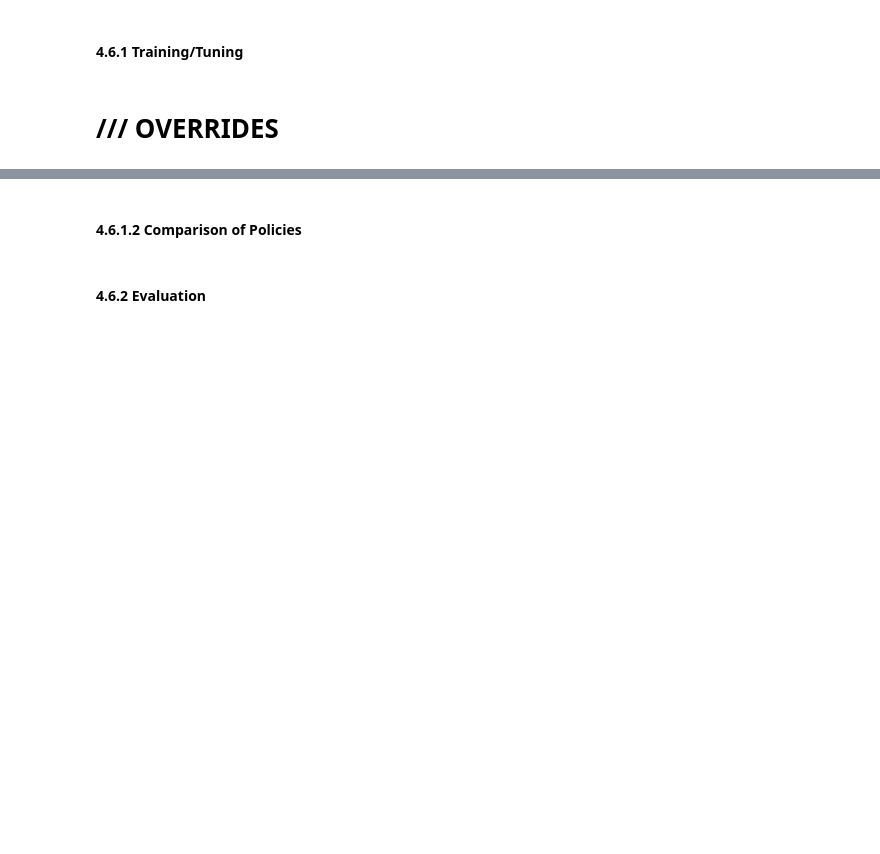
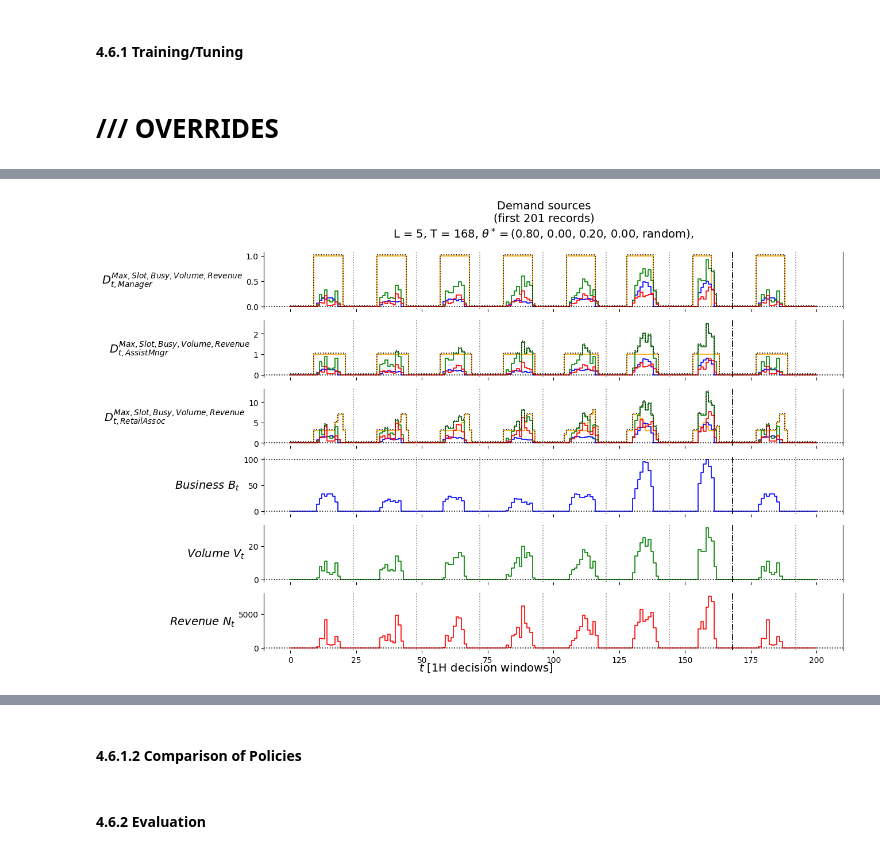
Before and after one commit to LearnableLoopAI/AIShiftScheduler_KE, a Jupyter notebook: AIShiftScheduler_KE^v19.ipynb, the cells around one changed output, grey strips where cells are left out. Saved outputs shown, nothing was run; the diff lists cells and outputs as text; code cells hidden in the pictures; blank space fills up the shorter version.

```diff
--- a/AIShiftScheduler_KE^v19.ipynb
+++ b/AIShiftScheduler_KE^v19.ipynb
@@ -420,6 +429,7 @@ def load_exog_info(filename):
     sheet_name='ExogInfo2',
     skiprows=6,
     ## converters={'ResourceId':str}
+    converters={'volume':int}
     )
   return exog_info_df
 EXOG_INFO = load_exog_info(f'{base_dir}/{file_name}')
@@ -2318,14 +2462,24 @@ def setup_plot_labels():
     RComplete_t_labels = ['RComplete_t_'+an for an in aNAMES]
     DSlot_t_labels = ['DSlot_t_'+rt for rt in RESOURCE_TYPES]
     DBusy_t_labels = ['DBusy_t_'+rt for rt in RESOURCE_TYPES]
+    DVolume_t_labels = ['DVolume_t_'+rt for rt in RESOURCE_TYPES] #!!!!!!!!!!!!!!!!!!!!!!!!!!!
+    DRevenue_t_labels = ['DRevenue_t_'+rt for rt in RESOURCE_TYPES] #!!!!!!!!!!!!!!!!!!!!!!!!!!!
+    DMax_t_labels = ['DMax_t_'+rt for rt in RESOURCE_TYPES] #!!!!!!!!!!!!!!!!!!!!!!!!!!!
     B_t_label = ['B_t']
+    V_t_label = ['V_t'] #!!!!!!!!!!!!!!!!!!!!!!!!!!!!!!
+    N_t_label = ['N_t'] #!!!!!!!!!!!!!!!!!!!!!!!!!!!!!!
     xAlloc_t_labels = ['Allocd_t_'+abn for abn in abNAMES]
     labels = ['piName', 'theta', 'l'] + \
       ['t', 'dt'] + \
       RAvail_t_labels + RCumSlots_t_labels + RCumMerits_t_labels + RComplete_t_labels + \
       DSlot_t_labels + \
       DBusy_t_labels + \
+      DVolume_t_labels + \
+      DRevenue_t_labels + \
+      DMax_t_labels + \
       B_t_label + \
+      V_t_label + \
+      N_t_label + \
       ['Ucum_'+rt for rt in RESOURCE_TYPES] + \
       ['Ucum_Total'] + \
       ['Ccum_CumSlots'] + \
@@ -2674,0 +2934,20 @@ if 'LEARN' in MODES:
+# %%
+if 'LEARN' in MODES:
+  #Policy(None).plot_demand_sources(
+  plot_demand_sources(
+  # plot_popular_times(
+    df=Df_first_n_t,
+    pars=defaultdict(str, {
+      'xlabel': "$t\ \mathrm{["+f"{DATE_TIME_DELTA}"+"\ decision\ windows]}$",
+      'suptitle': f'Demand sources'+'\n'+f'(first {First_n_t} records)'+'\n'+ \
+      f'L = {L}, T = {T}, '+ \
+      r"$\theta^* =$("+ \
+        str(f'{Best_theta_Alloc[0]:,.2f}')+", "+ \
+        str(f'{Best_theta_Alloc[1]:,.2f}')+", "+ \
+        str(f'{Best_theta_Alloc[2]:,.2f}')+", "+ \
+        str(f'{Best_theta_Alloc[3]:,.2f}')+", "+
+        f'{Best_theta_Alloc[4]}'+"), " \
+    }),
+  );
+# %% [output]
+[figure, added]
```
Also changed, not shown: parts of 46 cells of this notebook, 2 other files.
